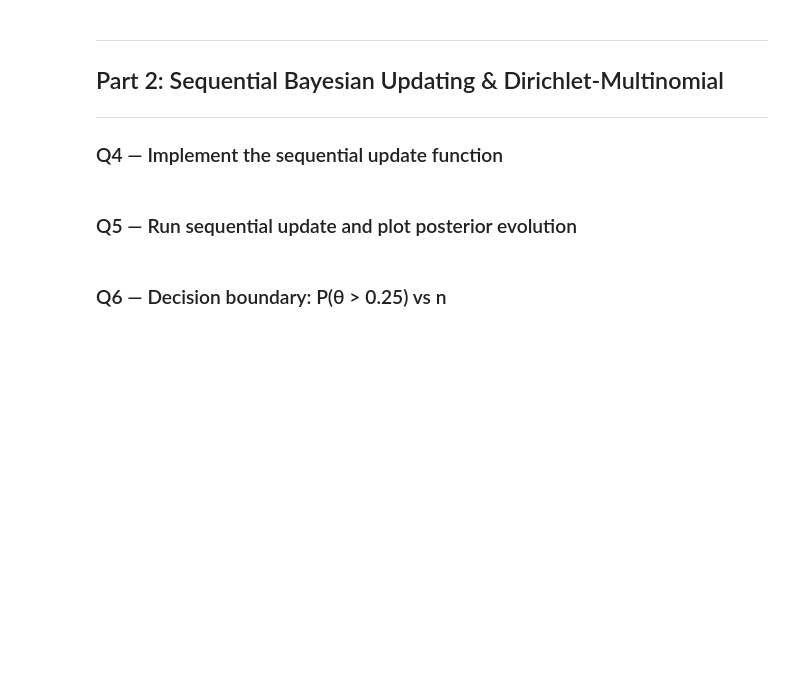
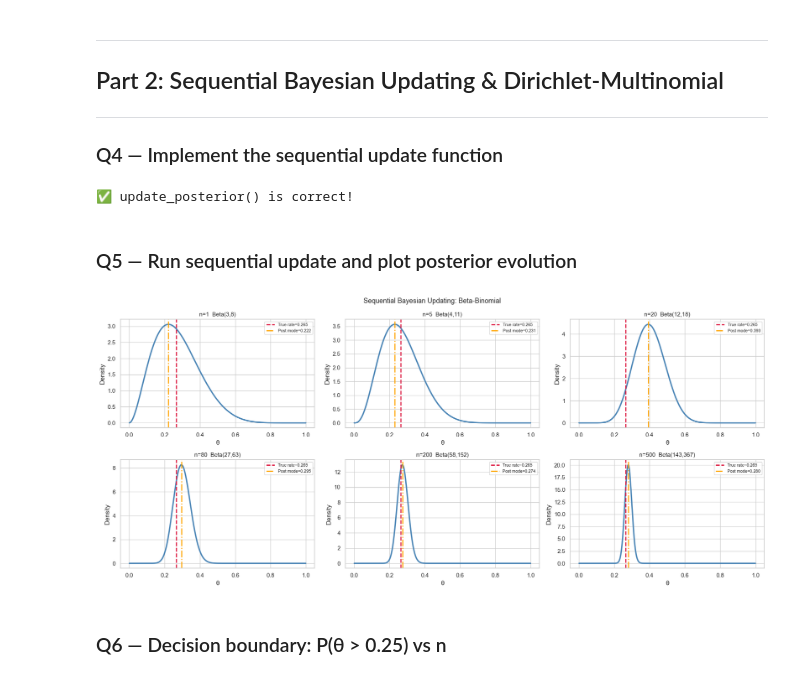
Before and after one commit to daymmm/bayesian-model, a Jupyter notebook: prob.ipynb, the cells around one changed output. Drawn from its saved outputs; the diff is of its cells as text; code cells hidden in the pictures; blank space fills up the shorter version.

Commit message:
Complete Part 2: Sequential Updating & Dirichlet-Multinomial

```diff
--- a/prob.ipynb
+++ b/prob.ipynb
@@ -239,7 +239,10 @@ def update_posterior(alpha, beta, churn_label):
     """
     # YOUR CODE HERE
     # Hint: if churn_label == 1, increment alpha; else increment beta
-    raise NotImplementedError("Implement update_posterior")
+    if churn_label == 1:
+        return (alpha + 1, beta)
+    else:
+        return (alpha, beta + 1)
 
 
 # ── SELF-CHECK ────────────────────────────────────────────────────────────────
@@ -250,39 +253,49 @@ a2, b2 = update_posterior(a0, b0, 0)   # non-churn event
 assert a1 == a0 + 1 and b1 == b0,       "After churn: alpha should increase by 1"
 assert a2 == a0 and b2 == b0 + 1,       "After no-churn: beta should increase by 1"
 print("✅ update_posterior() is correct!")
+# %% [output]
+✅ update_posterior() is correct!
 # %% [markdown]
 ### Q5 — Run sequential update and plot posterior evolution
 # %%
 # Shuffle the Telco dataset (fixed seed)
 df_shuffled = df.sample(frac=1, random_state=42).reset_index(drop=True)
 TRUE_RATE   = df['Churn'].mean()
 
 snapshots   = [1, 5, 20, 80, 200, 500]
 
 # YOUR CODE HERE:
 # 1. Start with Beta(2, 8)
 # 2. Run update_posterior on the first 500 rows of df_shuffled
 # 3. Record (alpha, beta) at each snapshot n
 # Store results as a dict: {n: (alpha_n, beta_n)}
 alpha_init, beta_init = 2.0, 8.0
 history = {}   # {n: (alpha_n, beta_n)}
 
-raise NotImplementedError("Run sequential updates and record history at snapshots")
+alpha_curr, beta_curr = alpha_init, beta_init
+for idx in range(500):
+    churn_val = df_shuffled.loc[idx, 'Churn']
+    alpha_curr, beta_curr = update_posterior(alpha_curr, beta_curr, churn_val)
+    n = idx + 1
+    if n in snapshots:
+        history[n] = (alpha_curr, beta_curr)
 
 # Plot (runs after history is populated)
 theta_r = np.linspace(0.001, 0.999, 500)
 fig, axes = plt.subplots(2, 3, figsize=(18, 8))
 for ax, n in zip(axes.flat, snapshots):
     a_n, b_n = history[n]
     pdf = beta_dist.pdf(theta_r, a_n, b_n)
     mode = (a_n - 1) / (a_n + b_n - 2)
     ax.plot(theta_r, pdf, color='steelblue', lw=2.5)
     ax.axvline(TRUE_RATE, color='crimson', ls='--', lw=2, label=f'True rate={TRUE_RATE:.3f}')
     ax.axvline(mode,      color='orange',  ls='-.',  lw=2, label=f'Post mode={mode:.3f}')
     ax.set_title(f'n={n}  Beta({a_n:.0f},{b_n:.0f})', fontsize=11)
     ax.set_xlabel('θ'); ax.set_ylabel('Density'); ax.legend(fontsize=8)
 plt.suptitle("Sequential Bayesian Updating: Beta-Binomial", fontsize=13)
 plt.tight_layout(); plt.show()
+# %% [output]
+[figure, added]
 # %% [markdown]
 ### Q6 — Decision boundary: P(θ > 0.25) vs n
 # %%
```
Also changed, not shown: parts of 4 cells of this notebook.
